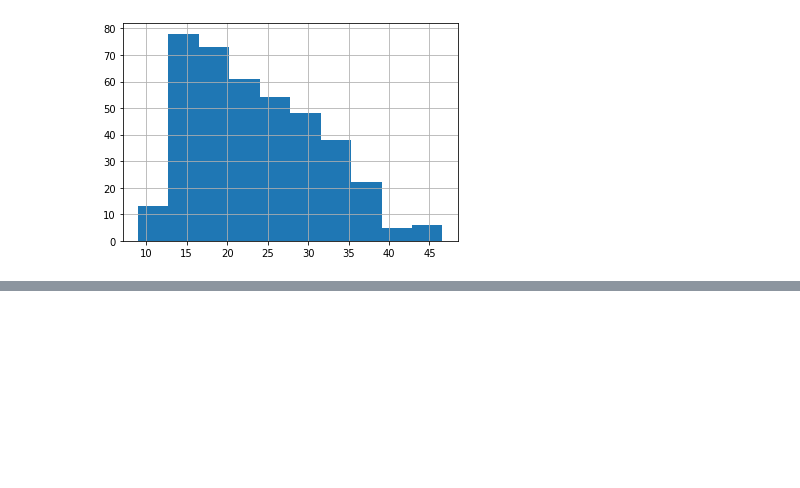
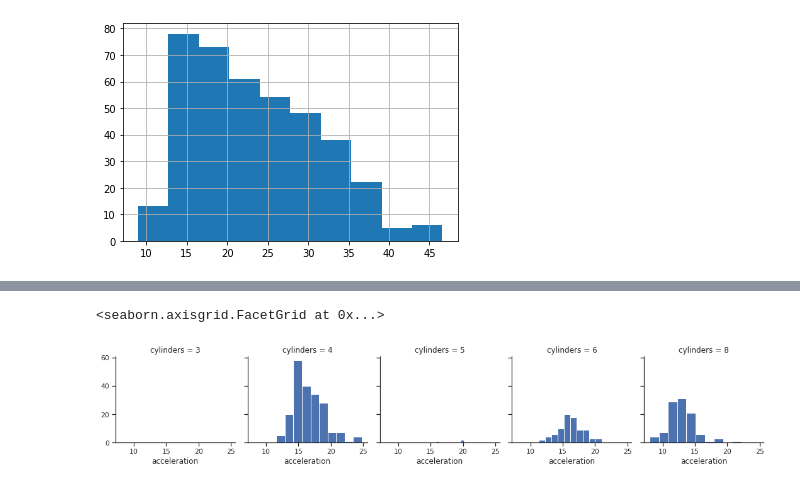
Before and after one commit to itimes-digital/plots, a Jupyter notebook: estudo_recursos_pandas_seaborn.ipynb, the cells around one changed output, grey strips where cells are left out. Saved outputs shown, nothing was run; the diff lists cells and outputs as text; code cells hidden in the pictures; blank space fills up the shorter version.

```diff
--- a/estudo_recursos_pandas_seaborn.ipynb
+++ b/estudo_recursos_pandas_seaborn.ipynb
@@ -71,0 +236,6 @@ pd.cut()
+# %%
+g = sns.FacetGrid(base, col="cylinders")
+g.map(plt.hist, 'acceleration')
+# %% [output]
+<seaborn.axisgrid.FacetGrid at 0x...>
+[figure, added]
```
Also changed, not shown: parts of 21 cells of this notebook.
